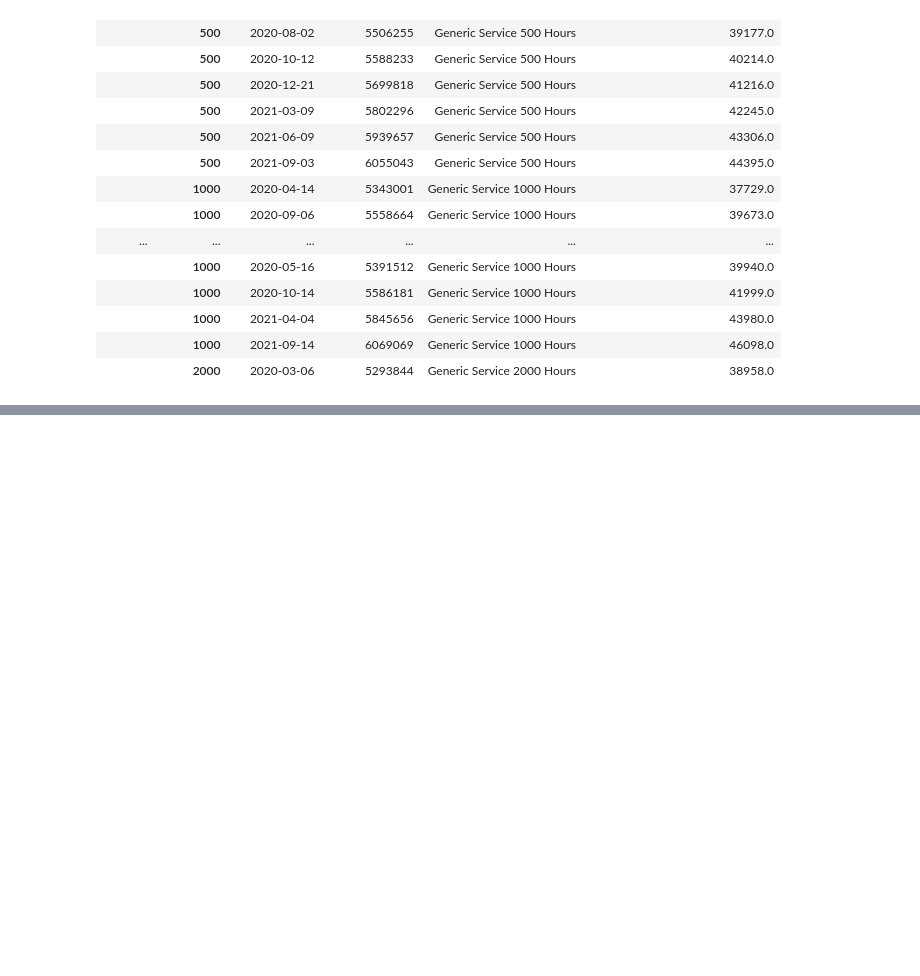
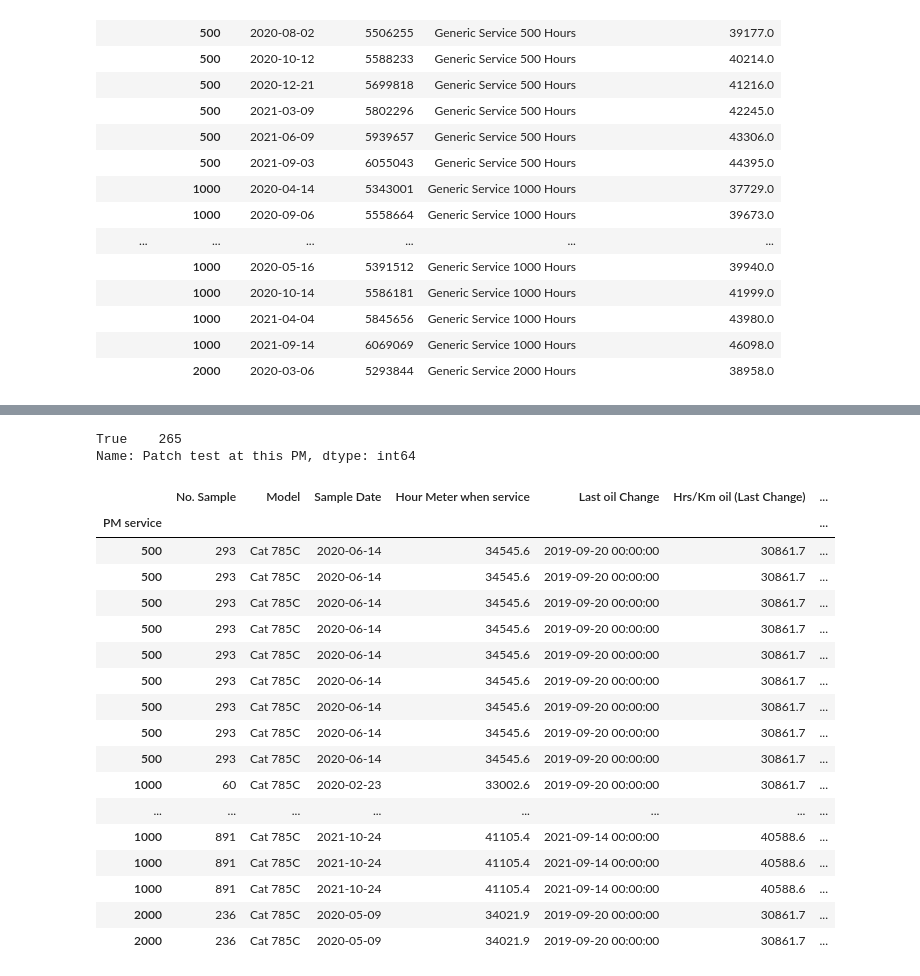
Before and after one commit to imamfahr/patch-test-tracer, a Jupyter notebook: Patch test Tracer.ipynb, the cells around one changed output, grey strips where cells are left out. Saved outputs shown, nothing was run; the diff lists cells and outputs as text; code cells hidden in the pictures; blank space fills up the shorter version.

```diff
--- a/Patch test Tracer.ipynb
+++ b/Patch test Tracer.ipynb
@@ -58,0 +60,4 @@ df_combine.head(10)
+# %%
+df_combine['days deviation'] = (df_combine['Sample Date']-df_combine['Complete Date']).dt.days
+df_combine['Patch test at this PM'] = df_combine['days deviation'].apply(lambda x: 'True' if -24 <= x <= 24 else 'False')
+df_combine.head(10)
@@ -60,0 +123,5 @@ df_combine.to_excel(r'C:\Users\IFahreza\Documents\Jupyter by Imamf\patch test tr
+# %%
+df_combine_all['Patch test at this PM'].value_counts()
+# %% [output]
+True    265
+Name: Patch test at this PM, dtype: int64
@@ -60,0 +130,21 @@ df_combine.to_excel(r'C:\Users\IFahreza\Documents\Jupyter by Imamf\patch test tr
+# %%
+df_combine.loc['RD4166']
+# %% [output]
+|  | No. Sample | Model | Sample Date | Hour Meter when service | Last oil Change | Hrs/Km oil (Last Change) | ... |
+| PM service |  |  |  |  |  |  | ... |
+| 500 | 293 | Cat 785C | 2020-06-14 | 34545.6 | 2019-09-20 00:00:00 | 30861.7 | ... |
+| 500 | 293 | Cat 785C | 2020-06-14 | 34545.6 | 2019-09-20 00:00:00 | 30861.7 | ... |
+| 500 | 293 | Cat 785C | 2020-06-14 | 34545.6 | 2019-09-20 00:00:00 | 30861.7 | ... |
+| 500 | 293 | Cat 785C | 2020-06-14 | 34545.6 | 2019-09-20 00:00:00 | 30861.7 | ... |
+| 500 | 293 | Cat 785C | 2020-06-14 | 34545.6 | 2019-09-20 00:00:00 | 30861.7 | ... |
+| 500 | 293 | Cat 785C | 2020-06-14 | 34545.6 | 2019-09-20 00:00:00 | 30861.7 | ... |
+| 500 | 293 | Cat 785C | 2020-06-14 | 34545.6 | 2019-09-20 00:00:00 | 30861.7 | ... |
+| 500 | 293 | Cat 785C | 2020-06-14 | 34545.6 | 2019-09-20 00:00:00 | 30861.7 | ... |
+| 500 | 293 | Cat 785C | 2020-06-14 | 34545.6 | 2019-09-20 00:00:00 | 30861.7 | ... |
+| 1000 | 60 | Cat 785C | 2020-02-23 | 33002.6 | 2019-09-20 00:00:00 | 30861.7 | ... |
+| ... | ... | ... | ... | ... | ... | ... | ... |
+| 1000 | 891 | Cat 785C | 2021-10-24 | 41105.4 | 2021-09-14 00:00:00 | 40588.6 | ... |
+| 1000 | 891 | Cat 785C | 2021-10-24 | 41105.4 | 2021-09-14 00:00:00 | 40588.6 | ... |
+| 1000 | 891 | Cat 785C | 2021-10-24 | 41105.4 | 2021-09-14 00:00:00 | 40588.6 | ... |
+| 2000 | 236 | Cat 785C | 2020-05-09 | 34021.9 | 2019-09-20 00:00:00 | 30861.7 | ... |
+| 2000 | 236 | Cat 785C | 2020-05-09 | 34021.9 | 2019-09-20 00:00:00 | 30861.7 | ... |
```
Also changed, not shown: parts of 11 cells of this notebook.
